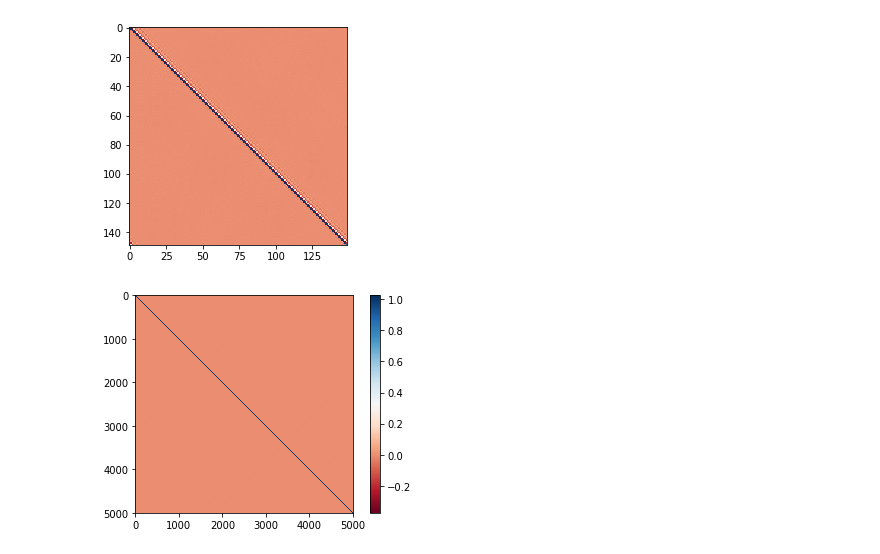
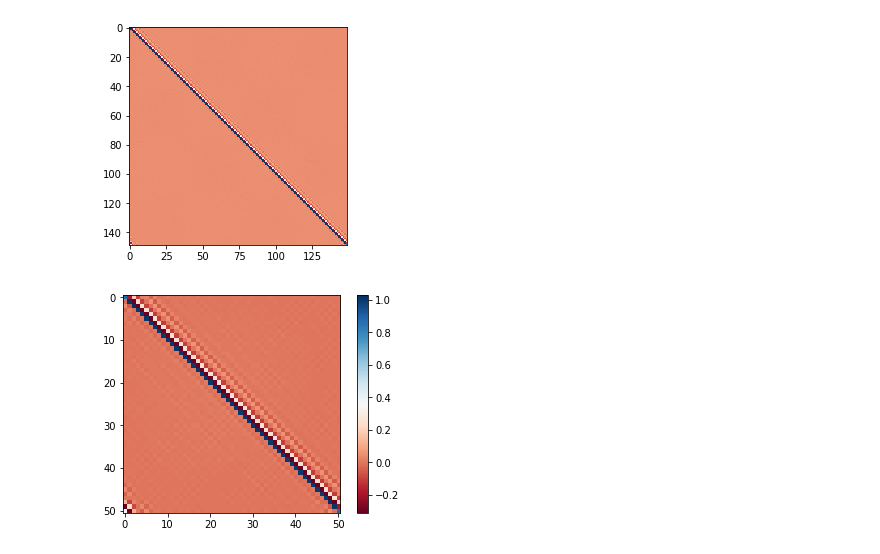
Before and after one commit to jamontanac/Tesis_Master, a Jupyter notebook: XY_model/Test_to_bash/Reading_results.ipynb, the cells around one changed output. Drawn from its saved outputs; the diff is of its cells as text; code cells hidden in the pictures.

```diff
--- a/XY_model/Test_to_bash/Reading_results.ipynb
+++ b/XY_model/Test_to_bash/Reading_results.ipynb
@@ -98,13 +98,13 @@ for L in range(3,151,2):
 # %% [output]
 [figure]
 # %%
-L=5000
+L=51
 New_cov_matrix=Covariance_matrix_from_sub_sample(F_plus,F_minous,L)
 O_1,S,O_2=np.linalg.svd(New_cov_matrix)
 S=-S+0.5
 x=sorted(np.log((1-S)/(S)))
 plt.imshow(expm((O_1@np.diag(x)@O_2)).real,cmap="RdBu")
 plt.colorbar()
 plt.show()
 # %% [output]
-[figure, old version]
+[figure, new version]
```
Also changed, not shown: parts of 3 cells of this notebook, 2 other files.
